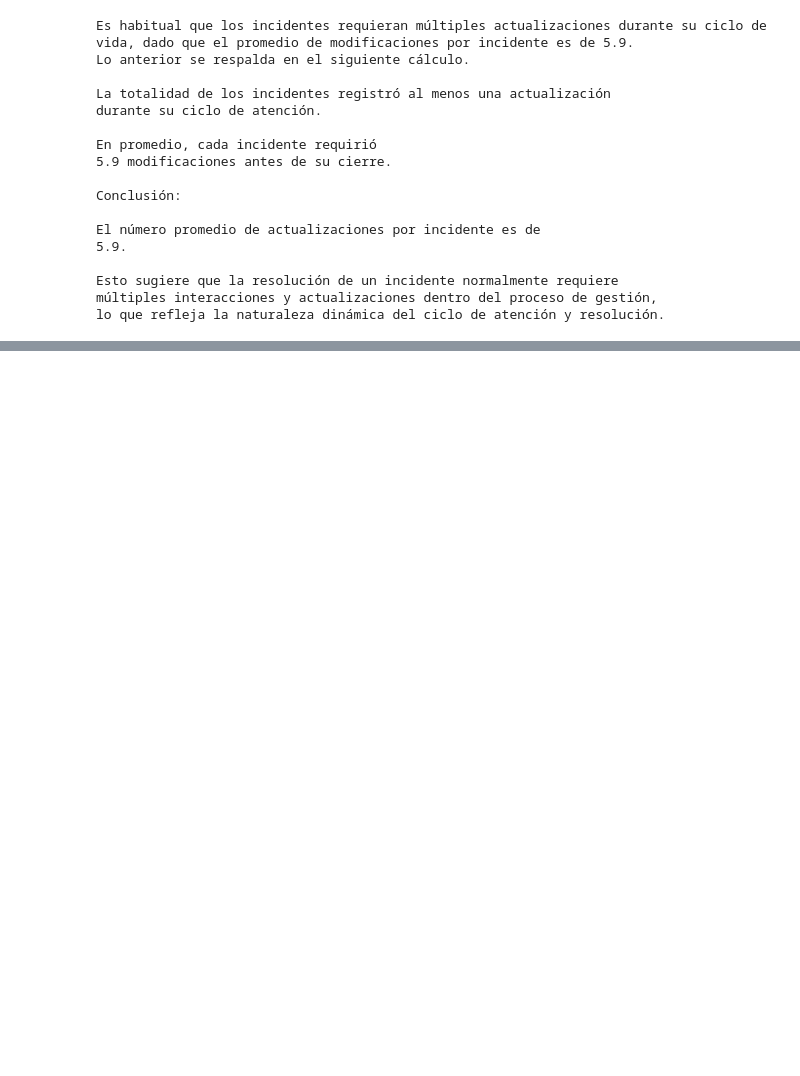
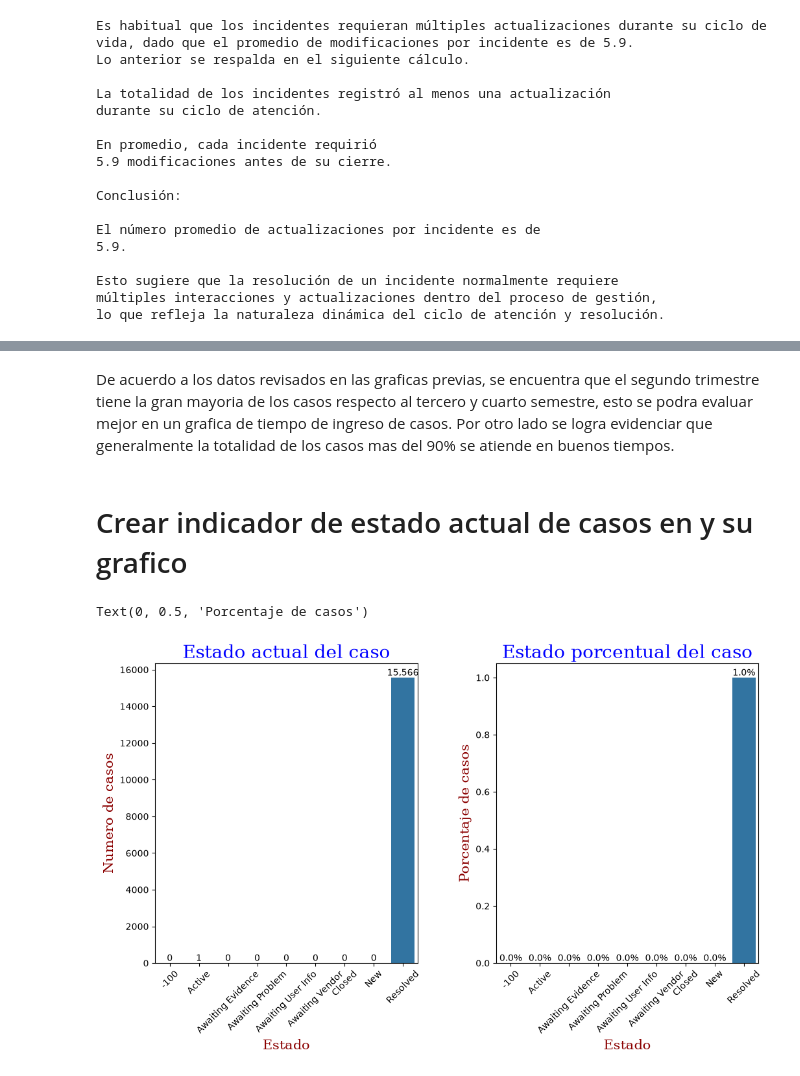
Before and after one commit to FoxJaeger007/ERP-Support-Operations-Dashboard, a Jupyter notebook: Notebooks/ERP_Incident_Analysis.ipynb, the cells around one changed output, grey strips where cells are left out. Drawn from its saved outputs; the diff is of its cells as text; code cells hidden in the pictures; blank space fills up the shorter version.

```diff
--- a/Notebooks/ERP_Incident_Analysis.ipynb
+++ b/Notebooks/ERP_Incident_Analysis.ipynb
@@ -429,0 +675,66 @@ lo que refleja la naturaleza dinámica del ciclo de atención y resolución.
+# %% [markdown]
+De acuerdo a los datos revisados en las graficas previas, se encuentra que el segundo trimestre tiene la gran mayoria de los casos respecto al tercero y cuarto semestre, esto se podra evaluar mejor en un grafica de tiempo de ingreso de casos. Por otro lado se logra evidenciar que generalmente la totalidad de los casos mas del 90% se atiende en buenos tiempos.
+# %% [markdown]
+# Crear indicador de estado actual de casos en y su grafico
+# %%
+
+df_last_state = df_analysis[["number","incident_state"]][df_analysis["active"]==True].loc[
+    df_analysis[df_analysis["active"]==True].groupby("number")["sys_mod_count"].idxmax()] #se encuenrta el ultimo dato de acuerdo a sys_mod_count
+
+df_last_state_co = df_last_state["incident_state"].value_counts().reset_index()
+df_last_state_co_norm = df_last_state["incident_state"].value_counts(normalize=True).reset_index()
+# %%
+# Grafico de Barras para mostrar el estado actual de los casos
+
+
+plt.figure(figsize=(12,6))                                      #indica tamaño de la figura
+
+plt.subplots_adjust(
+    wspace=0.3,
+    hspace=0.3
+)
+
+# Grafico nominal
+plt.subplot(1,2,1)						#indica la altura, el ancho de los subplot, y el tercero es la ubicacion
+
+
+ax = sns.barplot(						#Grafico de barras
+    data=df_last_state_co,						#Data frame
+    x="incident_state",						#Refiere al eje X
+    y="count"							#Refiere al eje Y
+)
+
+ax.bar_label(ax.containers[0],					#Valor del grafico
+    fmt='{:,.0f}')						#Formato de los valores
+
+font1 = {'family':'serif','color':'blue','size':20}             #Diccionario para personalizador de label
+font2 = {'family':'serif','color':'darkred','size':15}          #Diccionario para personalizador de label
+
+plt.title("Estado actual del caso", fontdict = font1)                   #Titulo del Grafico
+plt.xlabel("Estado", fontdict = font2)                             #Titulo en X
+plt.xticks(rotation=45)
+plt.ylabel("Numero de casos", fontdict = font2)                         #Titulo en Y
+
+#Grafico porcentual
+plt.subplot(1,2,2)						#indica la altura, el ancho de los subplot, y el tercero es la ubicacion
+
+
+ax = sns.barplot(						#Grafico de barras
+    data=df_last_state_co_norm,						#Data frame
+    x="incident_state",						#Refiere al eje X
+    y="proportion"							#Refiere al eje Y
+)
+
+ax.bar_label(ax.containers[0],					#Valor del grafico
+    fmt='%.1f%%')						#Formato de los valores
+
+font1 = {'family':'serif','color':'blue','size':20}             #Diccionario para personalizador de label
+font2 = {'family':'serif','color':'darkred','size':15}          #Diccionario para personalizador de label
+
+plt.title("Estado porcentual del caso", fontdict = font1)                   #Titulo del Grafico
+plt.xlabel("Estado", fontdict = font2)                             #Titulo en X
+plt.xticks(rotation=45)
+plt.ylabel("Porcentaje de casos", fontdict = font2)                         #Titulo en Y
+# %% [output]
+Text(0, 0.5, 'Porcentaje de casos')
+[figure, added]
```
Also changed, not shown: parts of 12 cells of this notebook, 1 other file.
